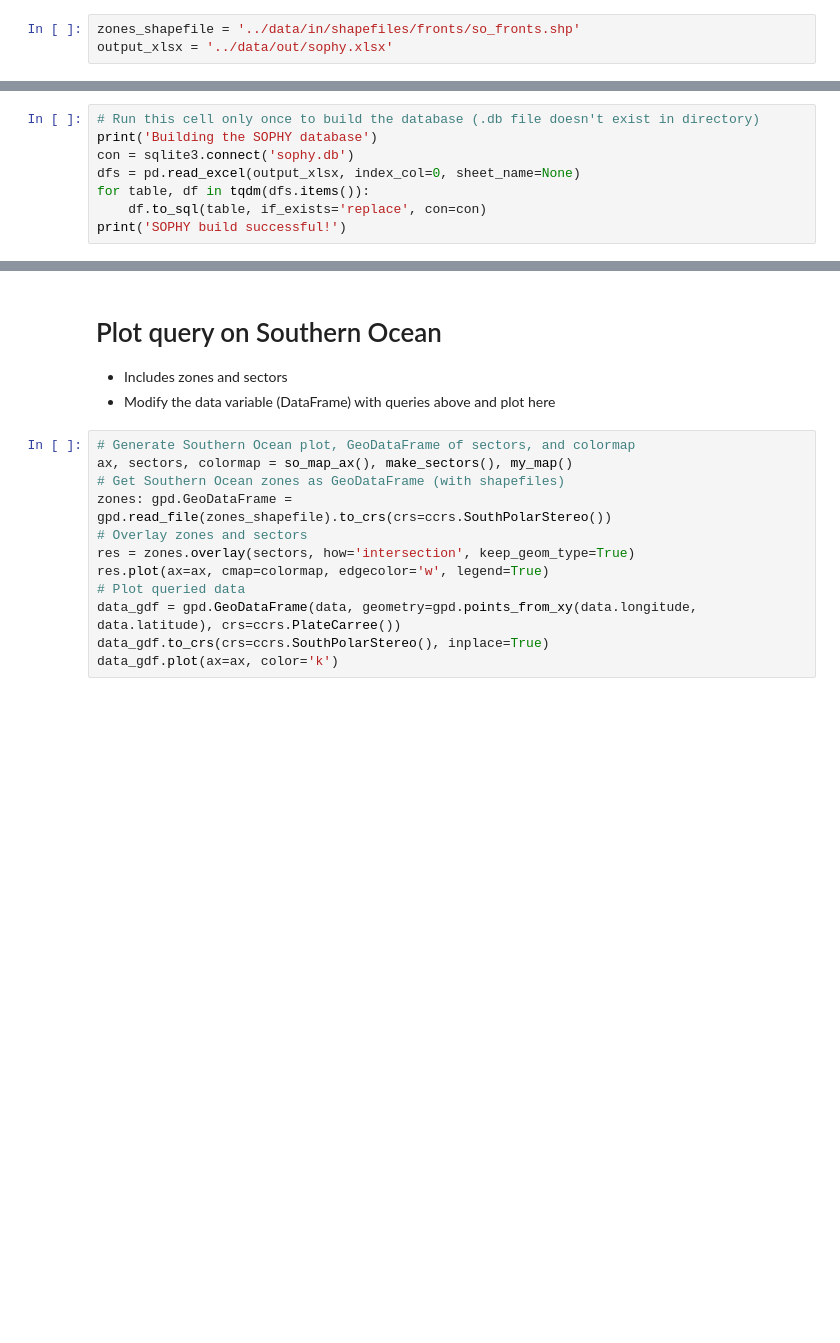
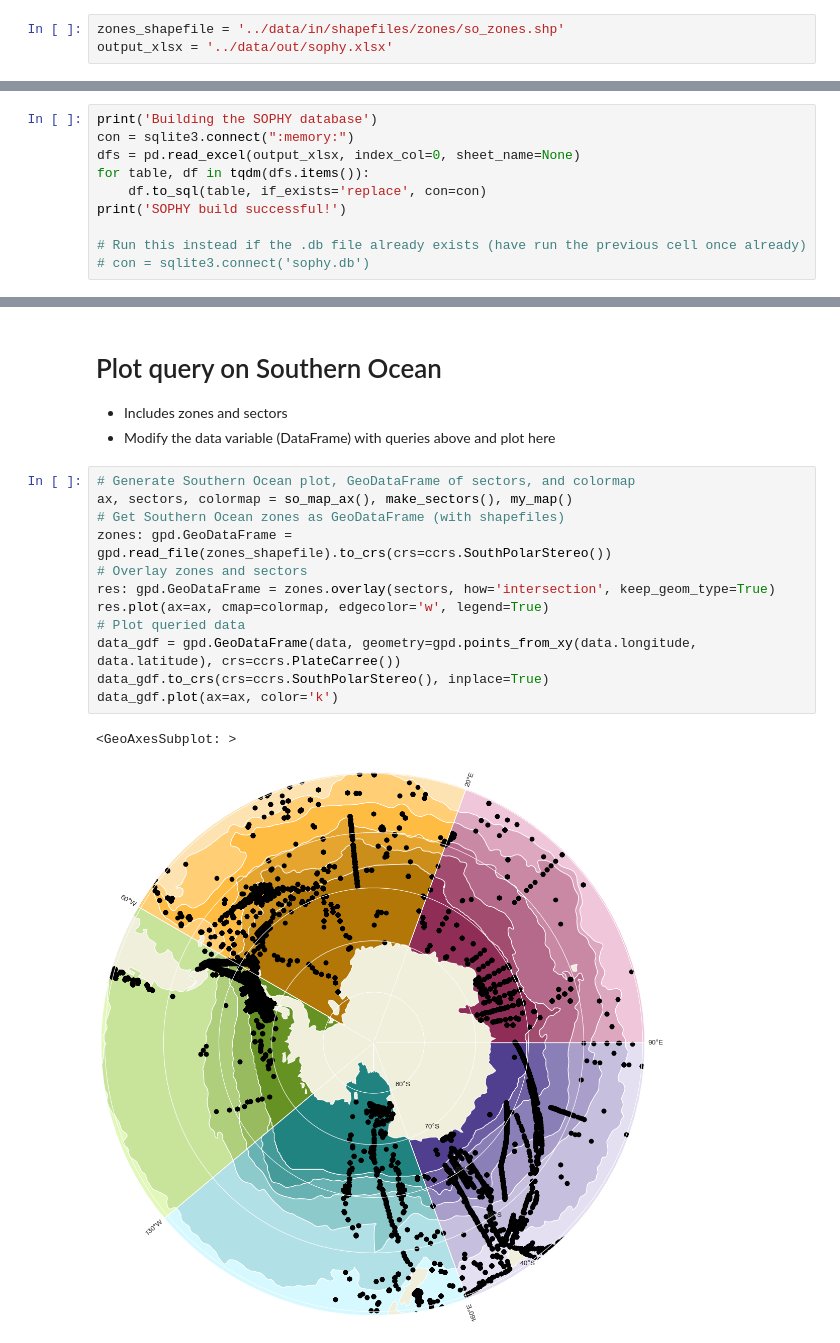
Before and after one commit to ayushnag/sophy, a Jupyter notebook: sophy/sophy.ipynb, the cells around one changed output, grey strips where cells are left out. Saved outputs shown, nothing was run; the diff lists cells and outputs as text; blank space fills up the shorter version.

```diff
--- a/sophy/sophy.ipynb
+++ b/sophy/sophy.ipynb
@@ -31,7 +35,7 @@ from matplotlib.colors import ListedColormap
 import matplotlib.path as mpath
 from tqdm import tqdm
 # %%
-zones_shapefile = '../data/in/shapefiles/fronts/so_fronts.shp'
+zones_shapefile = '../data/in/shapefiles/zones/so_zones.shp'
 output_xlsx = '../data/out/sophy.xlsx'
 # %% [markdown]
 # Initialization script
@@ -46,9 +70,11 @@ output_xlsx = '../data/out/sophy.xlsx'
 - Outputs result of queries as DataFrame
 # %%
-# Run this cell only once to build the database (.db file doesn't exist in directory)
 print('Building the SOPHY database')
-con = sqlite3.connect('sophy.db')
+con = sqlite3.connect(":memory:")
 dfs = pd.read_excel(output_xlsx, index_col=0, sheet_name=None)
 for table, df in tqdm(dfs.items()):
     df.to_sql(table, if_exists='replace', con=con)
 print('SOPHY build successful!')
+
+# Run this instead if the .db file already exists (have run the previous cell once already)
+# con = sqlite3.connect('sophy.db')
@@ -127,12 +164,15 @@ def my_map() -> ListedColormap:
 # %%
 # Generate Southern Ocean plot, GeoDataFrame of sectors, and colormap
 ax, sectors, colormap = so_map_ax(), make_sectors(), my_map()
 # Get Southern Ocean zones as GeoDataFrame (with shapefiles)
 zones: gpd.GeoDataFrame = gpd.read_file(zones_shapefile).to_crs(crs=ccrs.SouthPolarStereo())
 # Overlay zones and sectors
-res = zones.overlay(sectors, how='intersection', keep_geom_type=True)
+res: gpd.GeoDataFrame = zones.overlay(sectors, how='intersection', keep_geom_type=True)
 res.plot(ax=ax, cmap=colormap, edgecolor='w', legend=True)
 # Plot queried data
 data_gdf = gpd.GeoDataFrame(data, geometry=gpd.points_from_xy(data.longitude, data.latitude), crs=ccrs.PlateCarree())
 data_gdf.to_crs(crs=ccrs.SouthPolarStereo(), inplace=True)
 data_gdf.plot(ax=ax, color='k')
+# %% [output]
+<GeoAxesSubplot: >
+[figure, added]
```
Also changed, not shown: parts of 17 cells of this notebook, 29 other files.
